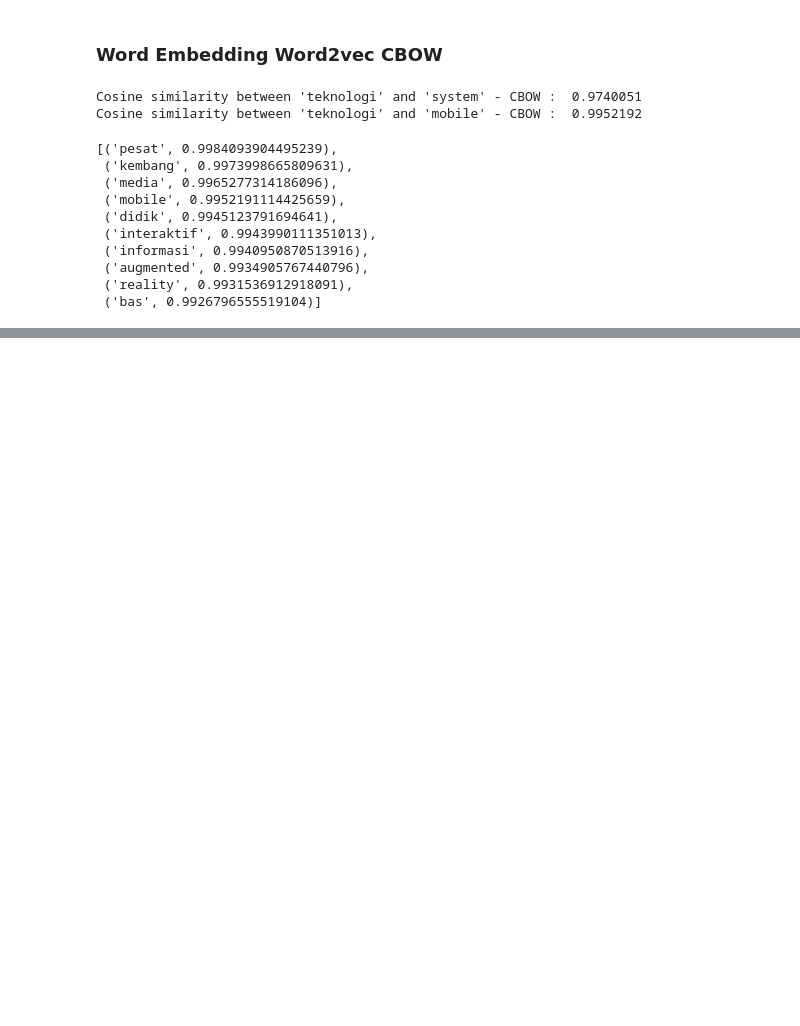
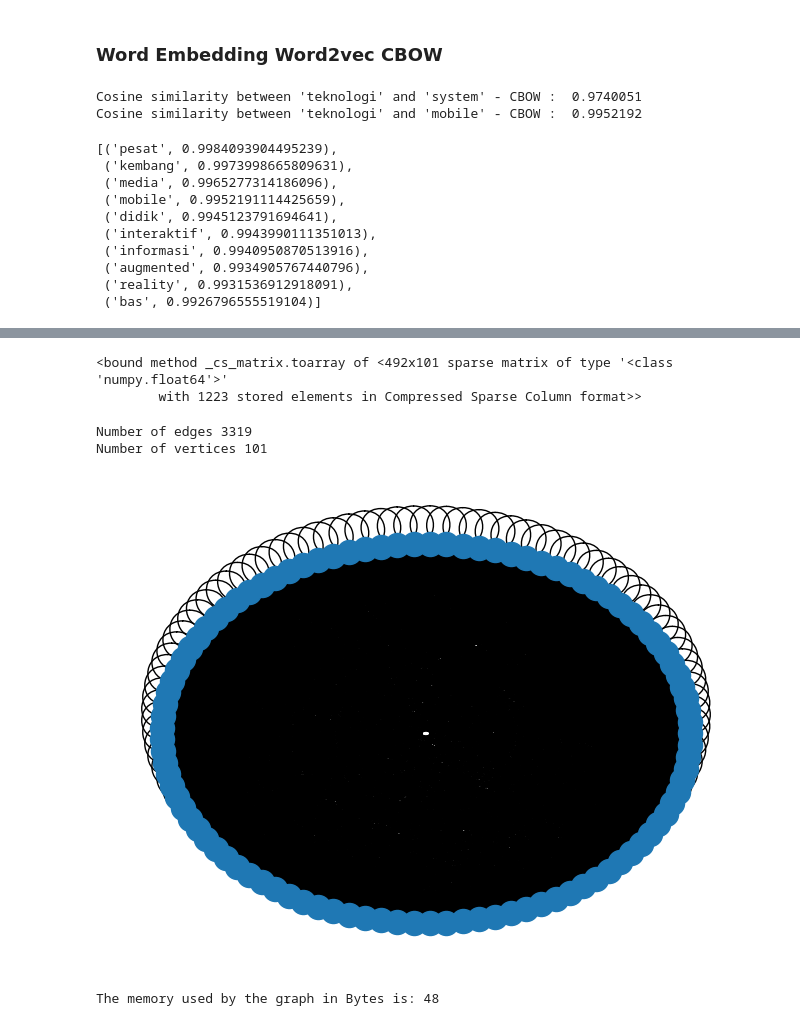
Before and after one commit to Nurul-Faizah/prosaindata, a Jupyter notebook: _sources/notebooks.ipynb, the cells around one changed output, grey strips where cells are left out. Saved outputs shown, nothing was run; the diff lists cells and outputs as text; code cells hidden in the pictures; blank space fills up the shorter version.

Commit message:
Update documentation

```diff
--- a/_sources/notebooks.ipynb
+++ b/_sources/notebooks.ipynb
@@ -1187,0 +1531,7 @@ sim_words
+# %%
+# Read the document
+# reading a file and
+# printing the size of the file
+document = readDoc()
+print('The length of the file is:', end=' ')
+print(len(document))
@@ -1187,0 +1597,9 @@ sim_words
+# %%
+# Generate term-document matrix (TD matrix) of the data
+# Convert a collection of text documents to a matrix of token counts
+# fit_transform method of CountVectorizer() class
+# Learn the vocabulary dictionary and return term-document matrix.
+# I/p: An iterable which yields either str, unicode or file objects.
+# O/p: The term-document matrix named cv_matrix
+cv = CountVectorizer()
+cv_matrix = cv.fit_transform(sentences_list)
@@ -1187,0 +1653,8 @@ sim_words
+# %%
+# Tnormalized: document-term matrix normalized (value 0-1) according to the TF-IDF
+# TF(Term Frequency): the no. of times a term(a word here) appears in the current document(single sentence here)
+# IDF(Inverse Document Frequency): the no. of times a term(a word here) appears in the entire corpus
+# Corpus: set of all sentences
+
+normal_matrix = TfidfTransformer().fit_transform(cv_matrix)
+print(normal_matrix.toarray())
@@ -1187,0 +1669,26 @@ sim_words
+# %%
+print(normal_matrix.T.toarray)
+res_graph = normal_matrix * normal_matrix.T
+# plt.spy(res_graph)
+# %% [output]
+<bound method _cs_matrix.toarray of <492x101 sparse matrix of type '<class 'numpy.float64'>'
+        with 1223 stored elements in Compressed Sparse Column format>>
+# %%
+# drawing a graph to proceed for the textrank algorithm
+# nx_graph is a graph developed using the networkx library
+# each node represents a sentence
+# an edge represents that they have words in common
+# the edge weight is the number of words that are common in both of the sentences(nodes)
+# nx.draw() method is used to draw the graph created
+
+nx_graph = nx.from_scipy_sparse_array(res_graph)
+nx.draw_circular(nx_graph)
+print('Number of edges {}'.format(nx_graph.number_of_edges()))
+print('Number of vertices {}'.format(nx_graph.number_of_nodes()))
+plt.show()
+print('The memory used by the graph in Bytes is: {}'.format(sys.getsizeof(nx_graph)))
+# %% [output]
+Number of edges 3319
+Number of vertices 101
+[figure, added]
+The memory used by the graph in Bytes is: 48
```
Also changed, not shown: parts of 47 cells of this notebook, 8 other files.
